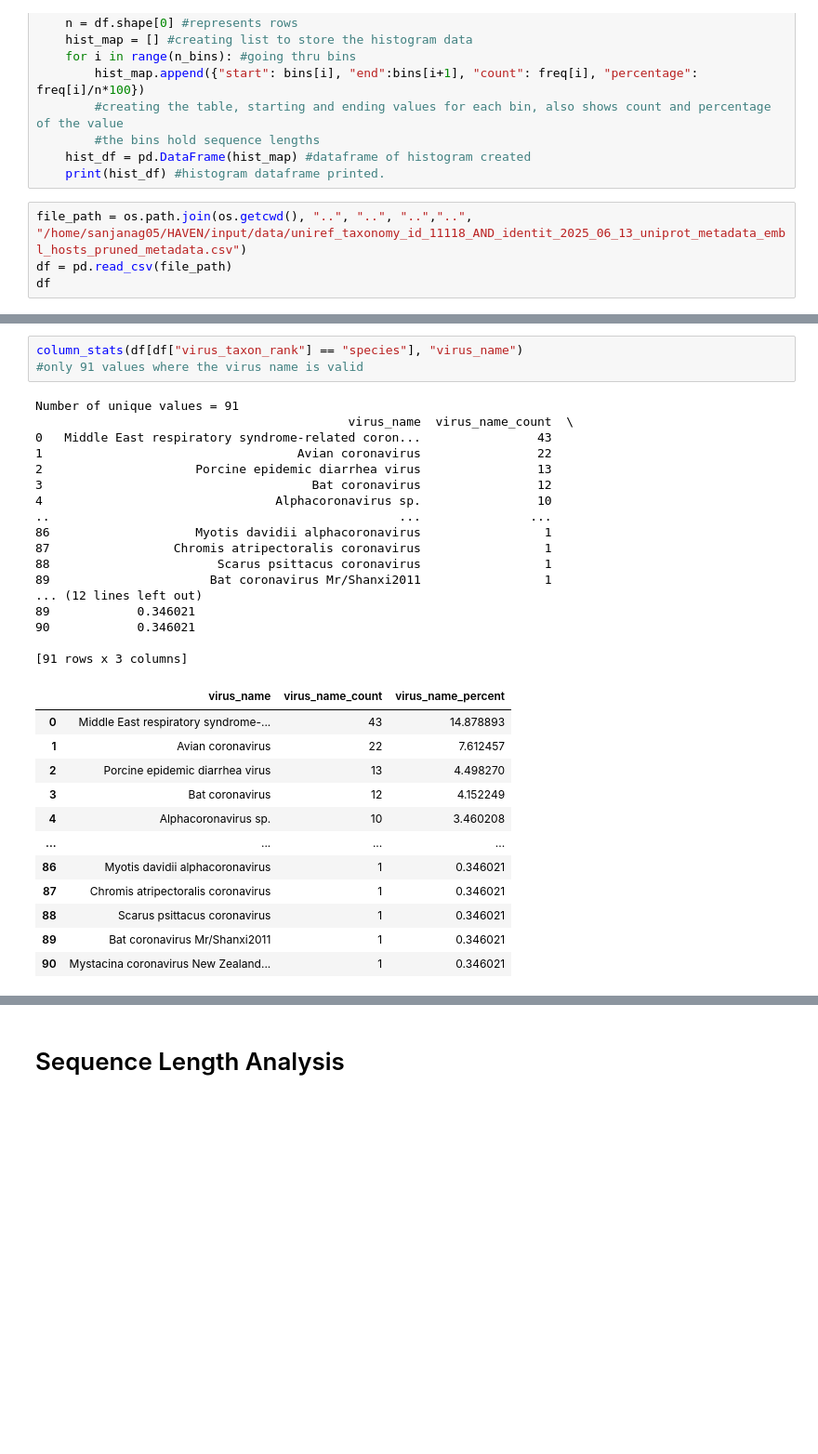
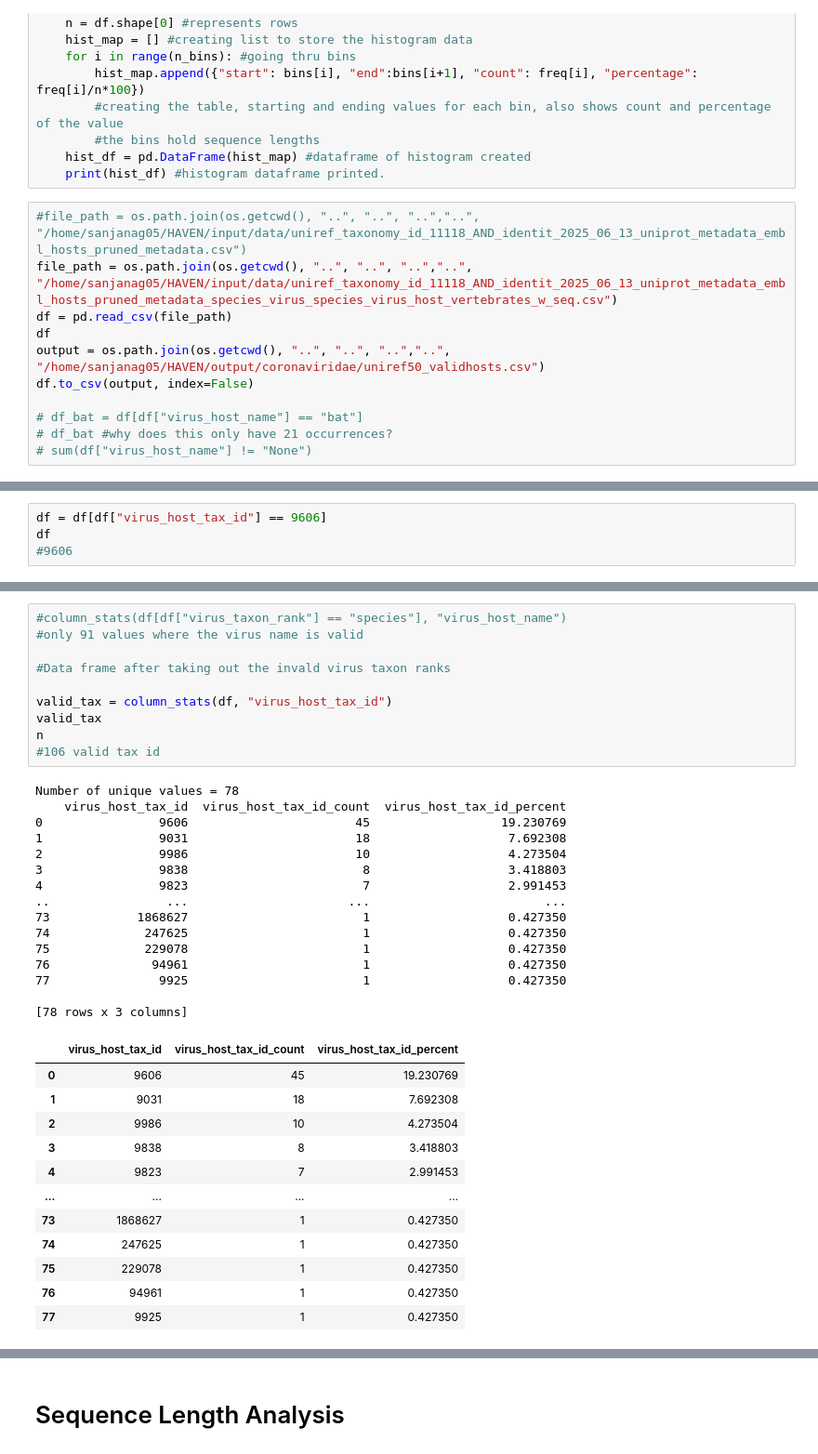
Before and after one commit to NeelTheBomb/HAVEN, a Jupyter notebook: src/jupyter_notebooks/datasets/generation/corona_uniref50.ipynb, the cells around one changed output, grey strips where cells are left out. Shown: that part at 93% size. Cells and saved outputs as stored; diff of their text form; blank space fills up the shorter version.

```diff
--- a/src/jupyter_notebooks/datasets/generation/corona_uniref50.ipynb
+++ b/src/jupyter_notebooks/datasets/generation/corona_uniref50.ipynb
@@ -84,6 +93,13 @@ def print_seq_len_histogram(df, n_bins):
     hist_df = pd.DataFrame(hist_map) #dataframe of histogram created
     print(hist_df) #histogram dataframe printed.
 # %%
-file_path = os.path.join(os.getcwd(), "..", "..", "..","..", "/home/sanjanag05/HAVEN/input/data/uniref_taxonomy_id_11118_AND_identit_2025_06_13_uniprot_metadata_embl_hosts_pruned_metadata.csv")
+#file_path = os.path.join(os.getcwd(), "..", "..", "..","..", "/home/sanjanag05/HAVEN/input/data/uniref_taxonomy_id_11118_AND_identit_2025_06_13_uniprot_metadata_embl_hosts_pruned_metadata.csv")
+file_path = os.path.join(os.getcwd(), "..", "..", "..","..", "/home/sanjanag05/HAVEN/input/data/uniref_taxonomy_id_11118_AND_identit_2025_06_13_uniprot_metadata_embl_hosts_pruned_metadata_species_virus_species_virus_host_vertebrates_w_seq.csv")
 df = pd.read_csv(file_path)
 df
+output = os.path.join(os.getcwd(), "..", "..", "..","..", "/home/sanjanag05/HAVEN/output/coronaviridae/uniref50_validhosts.csv")
+df.to_csv(output, index=False)
+
+# df_bat = df[df["virus_host_name"] == "bat"]
+# df_bat #why does this only have 21 occurrences?
+# sum(df["virus_host_name"] != "None")
@@ -103,0 +110,4 @@ df
+# %%
+df = df[df["virus_host_tax_id"] == 9606]
+df
+#9606
@@ -104,33 +132,38 @@ df
 # %%
-column_stats(df[df["virus_taxon_rank"] == "species"], "virus_name")
+#column_stats(df[df["virus_taxon_rank"] == "species"], "virus_host_name")
 #only 91 values where the virus name is valid
+
+#Data frame after taking out the invald virus taxon ranks
+
+valid_tax = column_stats(df, "virus_host_tax_id")
+valid_tax
+n
+#106 valid tax id
 # %% [output]
-Number of unique values = 91
-                                           virus_name  virus_name_count  \
-0   Middle East respiratory syndrome-related coron...                43
-1                                   Avian coronavirus                22
-2                     Porcine epidemic diarrhea virus                13
-3                                     Bat coronavirus                12
-4                                Alphacoronavirus sp.                10
-..                                                ...               ...
-86                    Myotis davidii alphacoronavirus                 1
-87                 Chromis atripectoralis coronavirus                 1
-88                       Scarus psittacus coronavirus                 1
-89                      Bat coronavirus Mr/Shanxi2011                 1
-... (12 lines left out)
-89            0.346021
-90            0.346021
+Number of unique values = 78
+    virus_host_tax_id  virus_host_tax_id_count  virus_host_tax_id_percent
+0                9606                       45                  19.230769
+1                9031                       18                   7.692308
+2                9986                       10                   4.273504
+3                9838                        8                   3.418803
+4                9823                        7                   2.991453
+..                ...                      ...                        ...
+73            1868627                        1                   0.427350
+74             247625                        1                   0.427350
+75             229078                        1                   0.427350
+76              94961                        1                   0.427350
+77               9925                        1                   0.427350
 
-[91 rows x 3 columns]
+[78 rows x 3 columns]
-|  | virus_name | virus_name_count | virus_name_percent |
-| 0 | Middle East respiratory syndrome-... | 43 | 14.878893 |
-| 1 | Avian coronavirus | 22 | 7.612457 |
-| 2 | Porcine epidemic diarrhea virus | 13 | 4.498270 |
-| 3 | Bat coronavirus | 12 | 4.152249 |
-| 4 | Alphacoronavirus sp. | 10 | 3.460208 |
+|  | virus_host_tax_id | virus_host_tax_id_count | virus_host_tax_id_percent |
+| 0 | 9606 | 45 | 19.230769 |
+| 1 | 9031 | 18 | 7.692308 |
+| 2 | 9986 | 10 | 4.273504 |
+| 3 | 9838 | 8 | 3.418803 |
+| 4 | 9823 | 7 | 2.991453 |
 | ... | ... | ... | ... |
-| 86 | Myotis davidii alphacoronavirus | 1 | 0.346021 |
-| 87 | Chromis atripectoralis coronavirus | 1 | 0.346021 |
-| 88 | Scarus psittacus coronavirus | 1 | 0.346021 |
-| 89 | Bat coronavirus Mr/Shanxi2011 | 1 | 0.346021 |
-| 90 | Mystacina coronavirus New Zealand... | 1 | 0.346021 |
+| 73 | 1868627 | 1 | 0.427350 |
+| 74 | 247625 | 1 | 0.427350 |
+| 75 | 229078 | 1 | 0.427350 |
+| 76 | 94961 | 1 | 0.427350 |
+| 77 | 9925 | 1 | 0.427350 |
```
Also changed, not shown: parts of 17 cells of this notebook, 6 other files.
